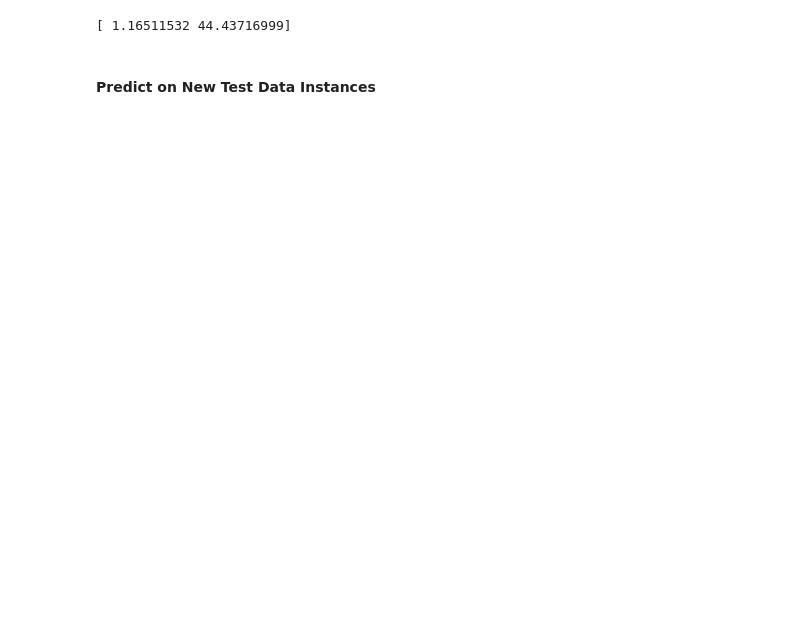
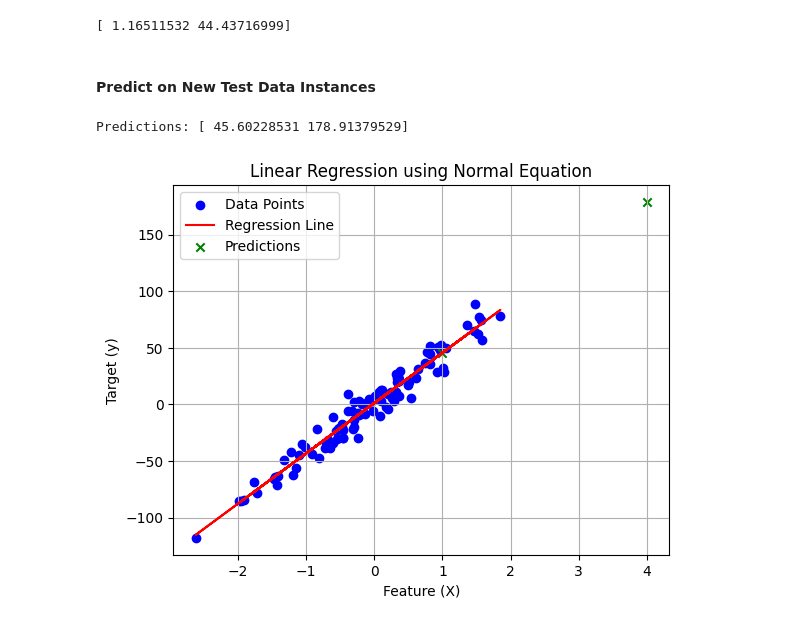
Before and after one commit to MikeTX56/ml-data-libraries-lab, a Jupyter notebook: numpy-projects/linear_regression_from_scratch/normal_equation.ipynb, the cells around one changed output. Cells and saved outputs as stored; diff of their text form; code cells hidden in the pictures; blank space fills up the shorter version.

Commit message:
Python imp lementation of Normal Equation

```diff
--- a/numpy-projects/linear_regression_from_scratch/normal_equation.ipynb
+++ b/numpy-projects/linear_regression_from_scratch/normal_equation.ipynb
@@ -26,3 +27,26 @@ else:
 [ 1.16511532 44.43716999]
 # %% [markdown]
 #### Predict on New Test Data Instances
+# %%
+def predict(X, theta):
+    predictions = np.dot(X, theta)
+    return predictions
+# %%
+X_test = np.array([[1], [4]])
+X_test_with_intercept = np.c_[np.ones((X_test.shape[0], 1)), X_test]
+predictions = predict(X_test_with_intercept, theta)
+print("Predictions:", predictions)
+# %% [output]
+Predictions: [ 45.60228531 178.91379529]
+# %%
+plt.scatter(X, y, color='blue', label='Data Points')  # Plot the original data points
+plt.plot(X, predict(x_with_intercept, theta), color='red', label='Regression Line')  # Plot the regression line
+plt.scatter(X_test, predictions, color='green', marker='x', label='Predictions')  # Plot the predictions
+plt.title('Linear Regression using Normal Equation')
+plt.xlabel('Feature (X)')
+plt.ylabel('Target (y)')
+plt.legend()
+plt.grid()
+plt.show()
+# %% [output]
+[figure, added]
```
Also changed, not shown: parts of 1 cell of this notebook.
